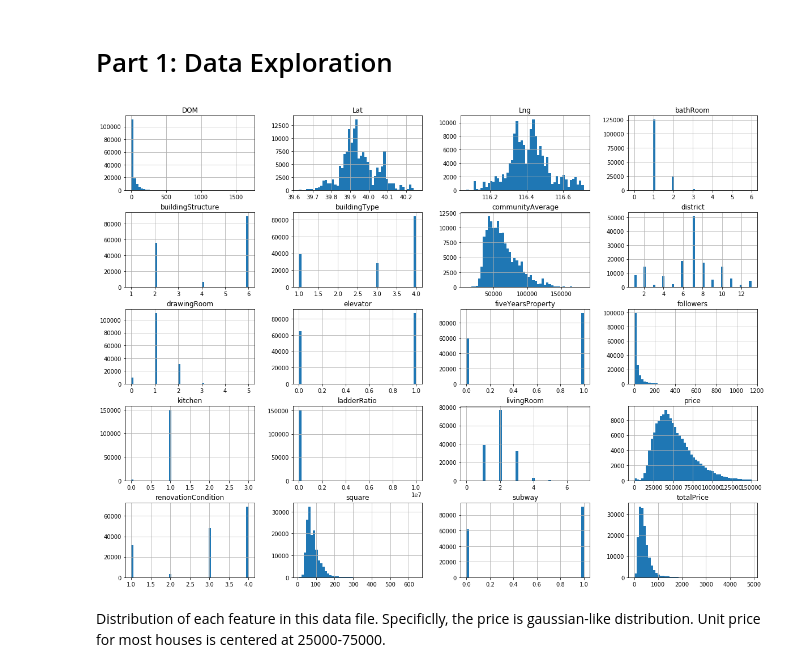
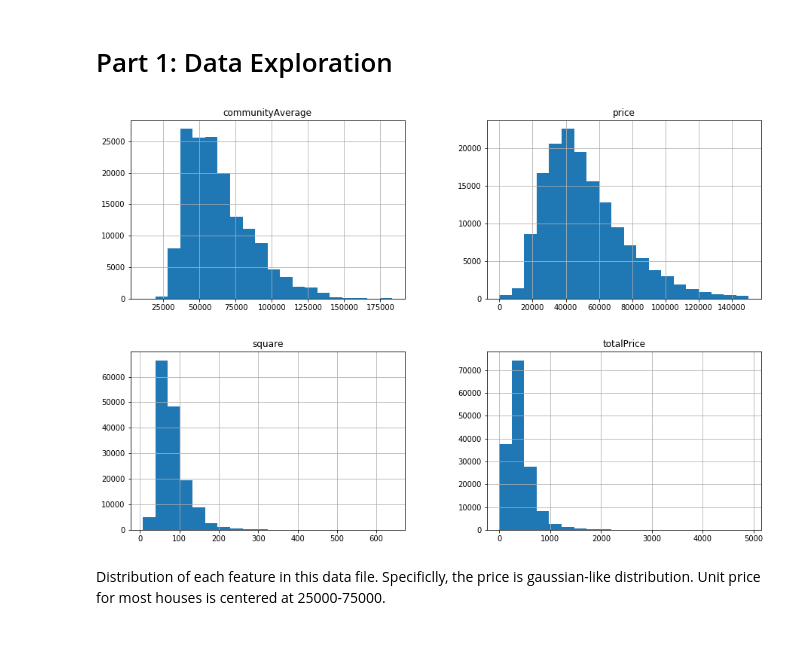
Before and after one commit to xionggj001/EECS731Project7, a Jupyter notebook: Housing_predict-Beijing.ipynb, the cells around one changed output. Saved outputs shown, nothing was run; the diff lists cells and outputs as text; code cells hidden in the pictures; blank space fills up the shorter version.

```diff
--- a/Housing_predict-Beijing.ipynb
+++ b/Housing_predict-Beijing.ipynb
@@ -25,7 +25,7 @@ for col in cols:
     Housing_price[col] = pd.to_numeric(Housing_price[col], errors = 'coerce')
 Housing_price['tradeTime'] = pd.to_datetime(Housing_price['tradeTime'], format = '%m/%d/%y')
 
-Housing_price=Housing_price.drop(['constructionTime'], axis=1)
+#Housing_price=Housing_price.drop(['constructionTime'], axis=1)
 # %%
 #Housing_price=Housing_price.drop(['DOM', 'followers', 'kitchen','communityAverage'], axis=1)
 # %%
@@ -62,11 +62,15 @@ memory usage: 24.4 MB
 This data set has been cleaned so that there is no null data in this set.
 # %% [markdown]
 # Part 1: Data Exploration
-# %%
-Housing_price.hist(bins=50, figsize=(20,15))
-plt.show()
-# %% [output]
-[figure, removed]
+# %%
+#Housing_price.hist(bins=50, figsize=(20,15))
+#plt.show()
+
+Housing_price.hist(['price','square', 'totalPrice', 'communityAverage'], bins=20, figsize=(15,10))
+#plt.savefig('hist_Beijing.png')
+plt.show()
+# %% [output]
+[figure, added]
 # %% [markdown]
 Distribution of each feature in this data file. Specificlly, the price is gaussian-like distribution. Unit price for most houses is centered at 25000-75000.
 # %%
```
Also changed, not shown: parts of 10 cells of this notebook.
